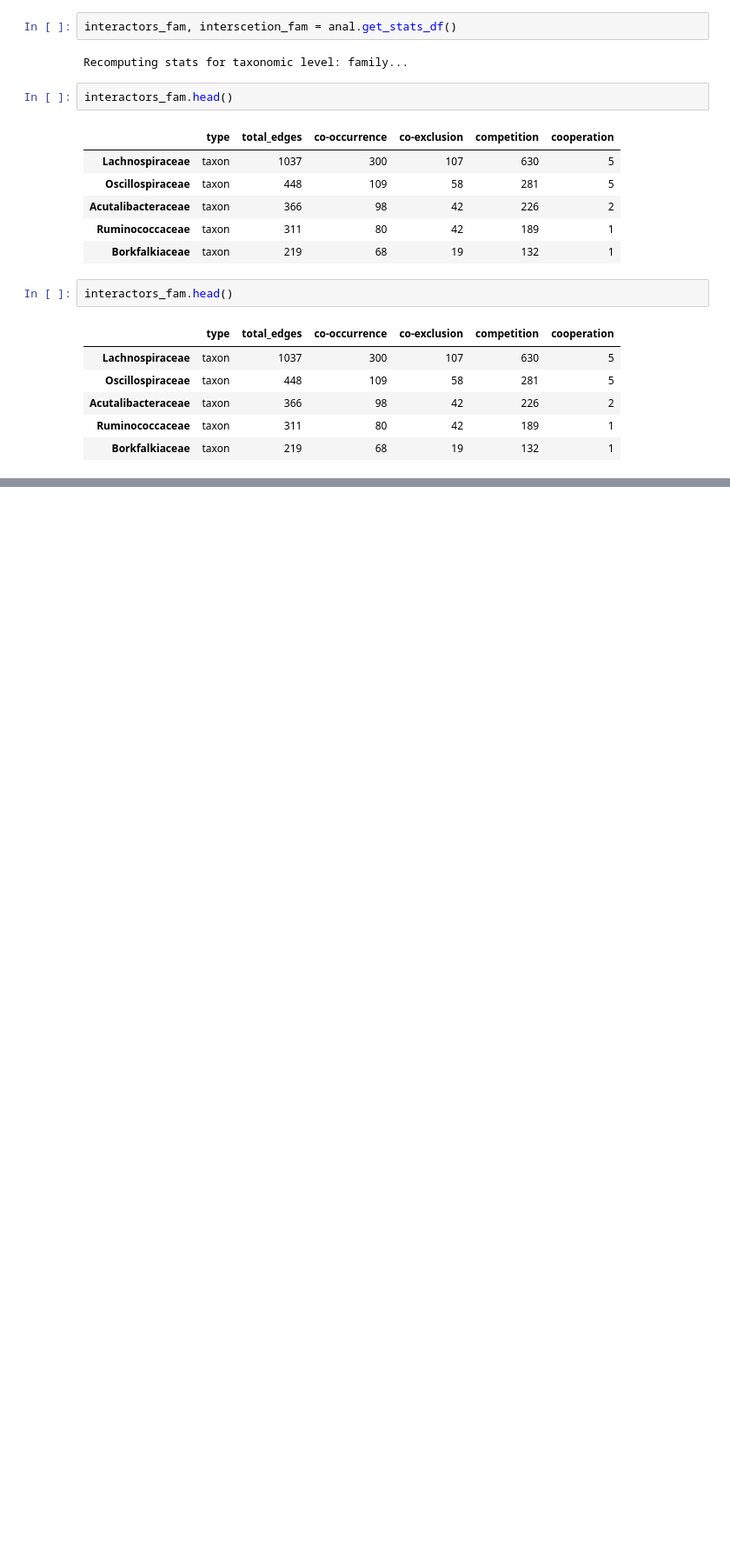
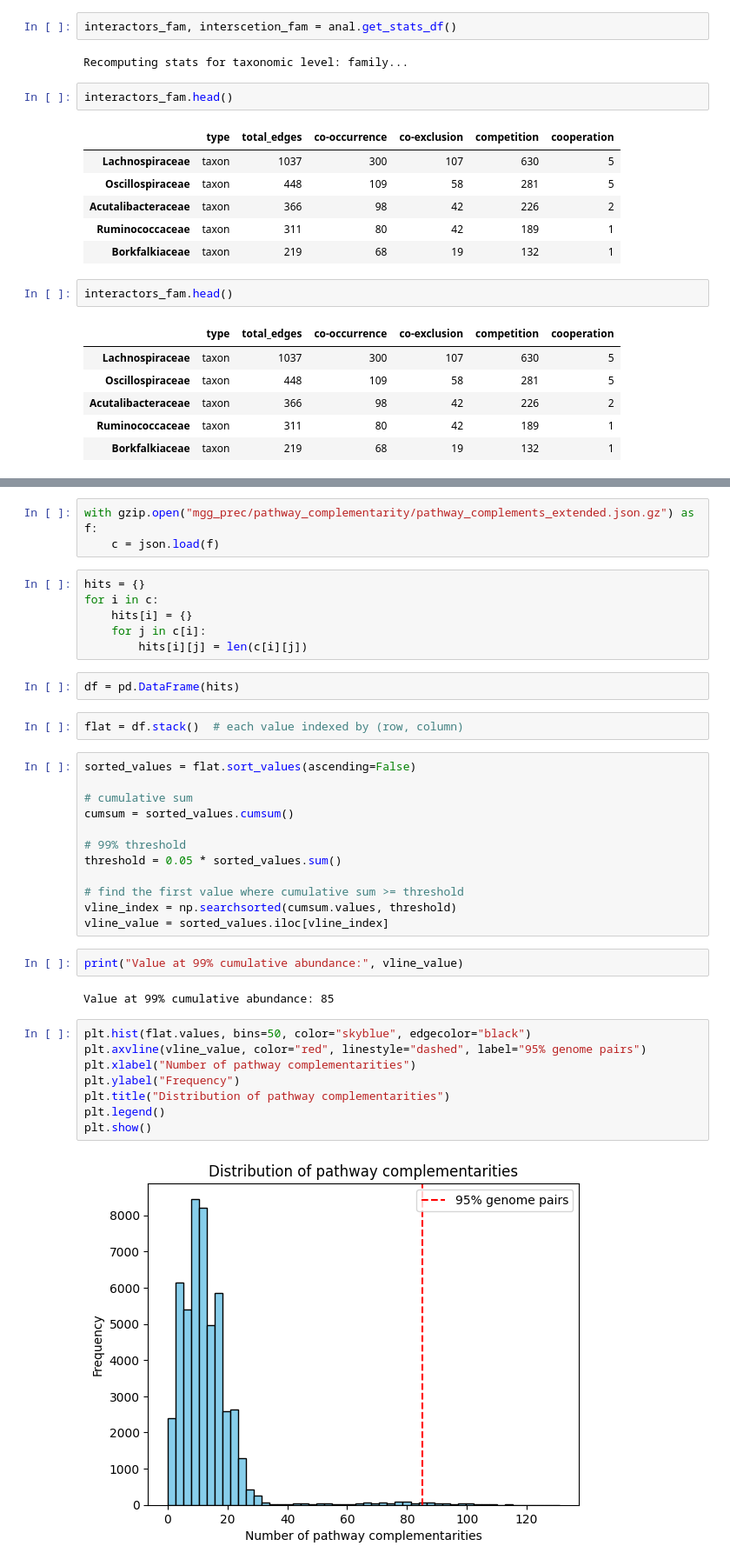
Before and after one commit to hariszaf/AMAC005_chicken_salmonella, a Jupyter notebook: microbetag_analysis/mtg_analysis.ipynb, the cells around one changed output, grey strips where cells are left out. Shown at 87% size. Drawn from its saved outputs; the diff is of its cells as text; blank space fills up the shorter version.

```diff
--- a/microbetag_analysis/mtg_analysis.ipynb
+++ b/microbetag_analysis/mtg_analysis.ipynb
@@ -1805,0 +1852,39 @@ interactors_fam.head()
+# %%
+with gzip.open("mgg_prec/pathway_complementarity/pathway_complements_extended.json.gz") as f:
+    c = json.load(f)
+# %%
+hits = {}
+for i in c:
+    hits[i] = {}
+    for j in c[i]:
+        hits[i][j] = len(c[i][j])
+# %%
+df = pd.DataFrame(hits)
+# %%
+flat = df.stack()  # each value indexed by (row, column)
+# %%
+sorted_values = flat.sort_values(ascending=False)
+
+# cumulative sum
+cumsum = sorted_values.cumsum()
+
+# 99% threshold
+threshold = 0.05 * sorted_values.sum()
+
+# find the first value where cumulative sum >= threshold
+vline_index = np.searchsorted(cumsum.values, threshold)
+vline_value = sorted_values.iloc[vline_index]
+# %%
+print("Value at 99% cumulative abundance:", vline_value)
+# %% [output]
+Value at 99% cumulative abundance: 85
+# %%
+plt.hist(flat.values, bins=50, color="skyblue", edgecolor="black")
+plt.axvline(vline_value, color="red", linestyle="dashed", label="95% genome pairs")
+plt.xlabel("Number of pathway complementarities")
+plt.ylabel("Frequency")
+plt.title("Distribution of pathway complementarities")
+plt.legend()
+plt.show()
+# %% [output]
+[figure, added]
```
Also changed, not shown: parts of 32 cells of this notebook, 31 other files.
